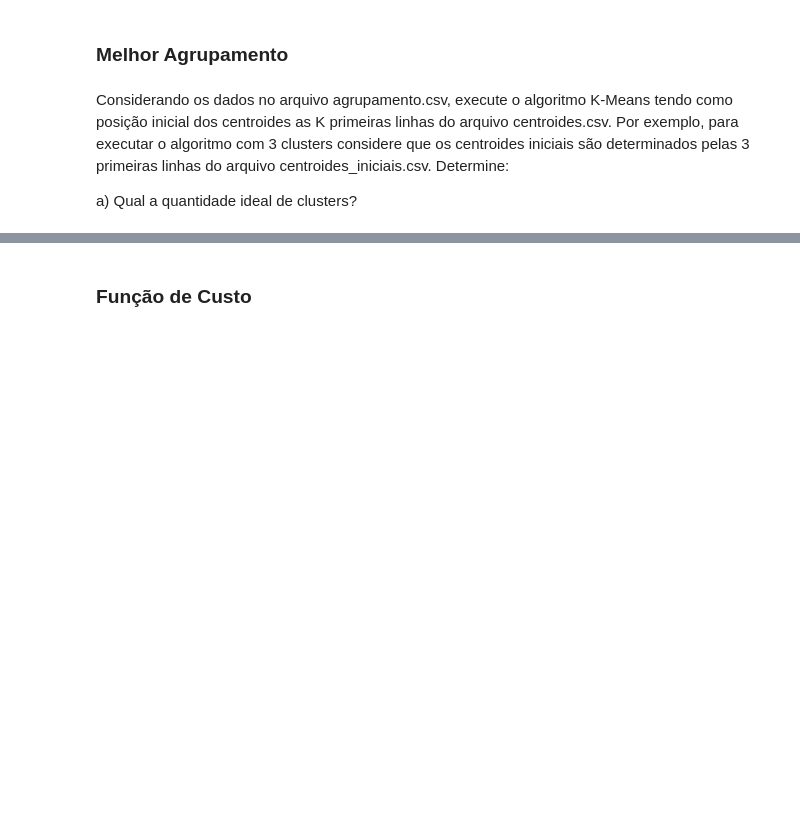
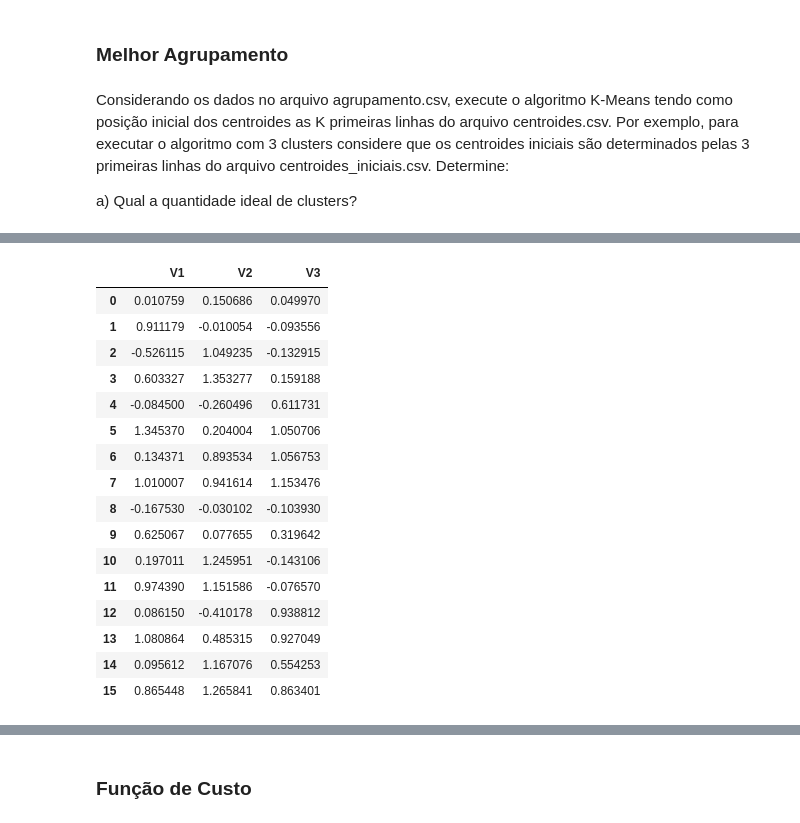
Before and after one commit to wellingtondantas/Data-Science, a Jupyter notebook: Projects/Ubots/Selecao_Cientista de dados_Ubots.ipynb, the cells around one changed output, grey strips where cells are left out. Drawn from its saved outputs; the diff is of its cells as text; code cells hidden in the pictures; blank space fills up the shorter version.

```diff
--- a/Projects/Ubots/Selecao_Cientista de dados_Ubots.ipynb
+++ b/Projects/Ubots/Selecao_Cientista de dados_Ubots.ipynb
@@ -57,0 +75,22 @@ a) Qual a quantidade ideal de clusters?
+# %%
+#Verifica os initial centroids (Tem 16)
+df2 = pd.read_csv('centroides_iniciais.csv')
+df2
+# %% [output]
+|  | V1 | V2 | V3 |
+| 0 | 0.010759 | 0.150686 | 0.049970 |
+| 1 | 0.911179 | -0.010054 | -0.093556 |
+| 2 | -0.526115 | 1.049235 | -0.132915 |
+| 3 | 0.603327 | 1.353277 | 0.159188 |
+| 4 | -0.084500 | -0.260496 | 0.611731 |
+| 5 | 1.345370 | 0.204004 | 1.050706 |
+| 6 | 0.134371 | 0.893534 | 1.056753 |
+| 7 | 1.010007 | 0.941614 | 1.153476 |
+| 8 | -0.167530 | -0.030102 | -0.103930 |
+| 9 | 0.625067 | 0.077655 | 0.319642 |
+| 10 | 0.197011 | 1.245951 | -0.143106 |
+| 11 | 0.974390 | 1.151586 | -0.076570 |
+| 12 | 0.086150 | -0.410178 | 0.938812 |
+| 13 | 1.080864 | 0.485315 | 0.927049 |
+| 14 | 0.095612 | 1.167076 | 0.554253 |
+| 15 | 0.865448 | 1.265841 | 0.863401 |
```
Also changed, not shown: parts of 30 cells of this notebook.
